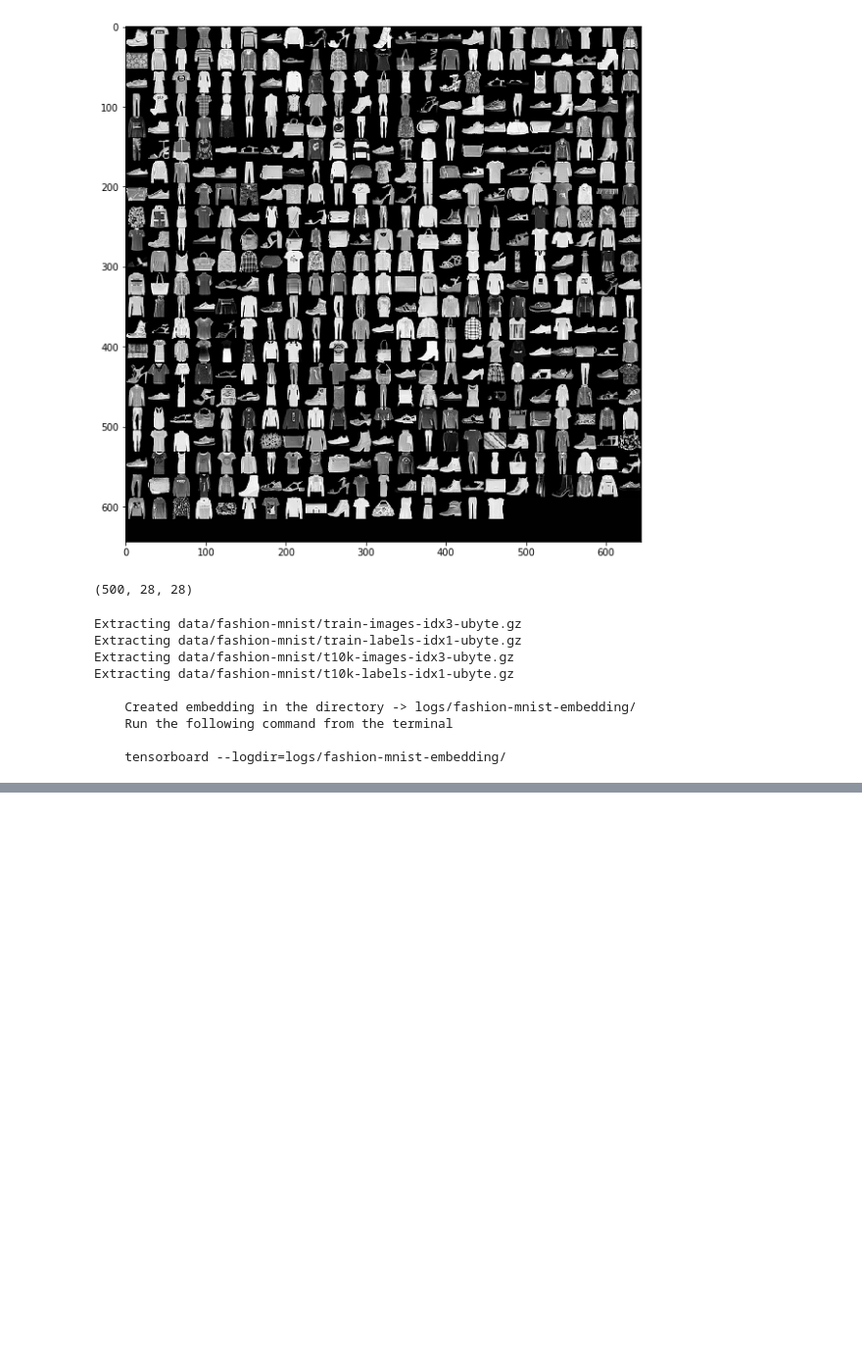
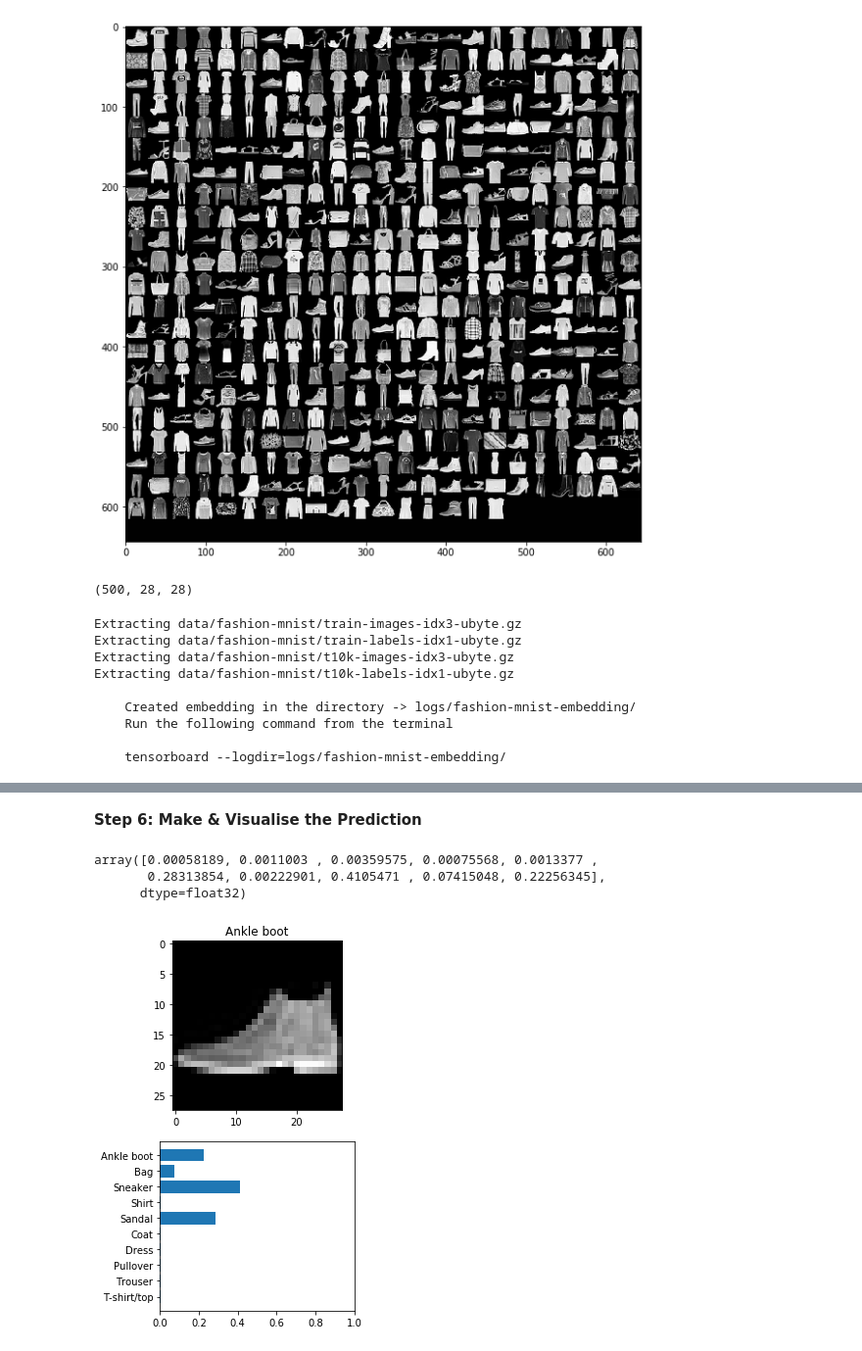
Before and after one commit to amitkaps/deep-learning, a Jupyter notebook: 01-Introduction.ipynb, the cells around one changed output, grey strips where cells are left out. Shown: that part at 98% size. Cells and saved outputs as stored; diff of their text form; code cells hidden in the pictures; blank space fills up the shorter version.

```diff
--- a/01-Introduction.ipynb
+++ b/01-Introduction.ipynb
@@ -131,0 +158,3 @@ x_train_feature_2 = pca.transform(x_train_flatten_normalize)
+# %%
+model_simple2_ml = Sequential()
+model_simple2_ml.add(Dense(10, input_shape=(2,), activation='softmax'))
@@ -131,0 +175,14 @@ x_train_feature_2 = pca.transform(x_train_flatten_normalize)
+# %%
+model_simple2_ml.compile(loss='categorical_crossentropy', optimizer="sgd", metrics=['accuracy'])
+# %%
+# Callback to save log files for tensorboard
+tbCallBack = keras.callbacks.TensorBoard(log_dir='logs/simple2-ml')
+
+# Callback to save log files after every batch
+from helpers import MetricHistory
+history = MetricHistory()
+# %%
+%%time
+model_simple2_ml.fit(x_train_feature_2, y_train_class, batch_size=128, epochs=2,verbose=1,
+                    validation_data=(x_test_feature_2, y_test_class),
+                    callbacks=[tbCallBack, history])
@@ -131,0 +208,8 @@ x_train_feature_2 = pca.transform(x_train_flatten_normalize)
+# %% [markdown]
+**Step 6: Make & Visualise the Prediction**
+# %%
+model_simple2_ml.predict_proba(x_test_feature_2)[0]
+# %% [output]
+array([0.00058189, 0.0011003 , 0.00359575, 0.00075568, 0.0013377 ,
+       0.28313854, 0.00222901, 0.4105471 , 0.07415048, 0.22256345],
+      dtype=float32)
@@ -131,0 +218,4 @@ x_train_feature_2 = pca.transform(x_train_flatten_normalize)
+# %%
+plot_prediction(0, x_test, y_test, x_test_feature_2, model_simple2_ml)
+# %% [output]
+[figure, added]
```
Also changed, not shown: parts of 72 cells of this notebook, 1 other file.
